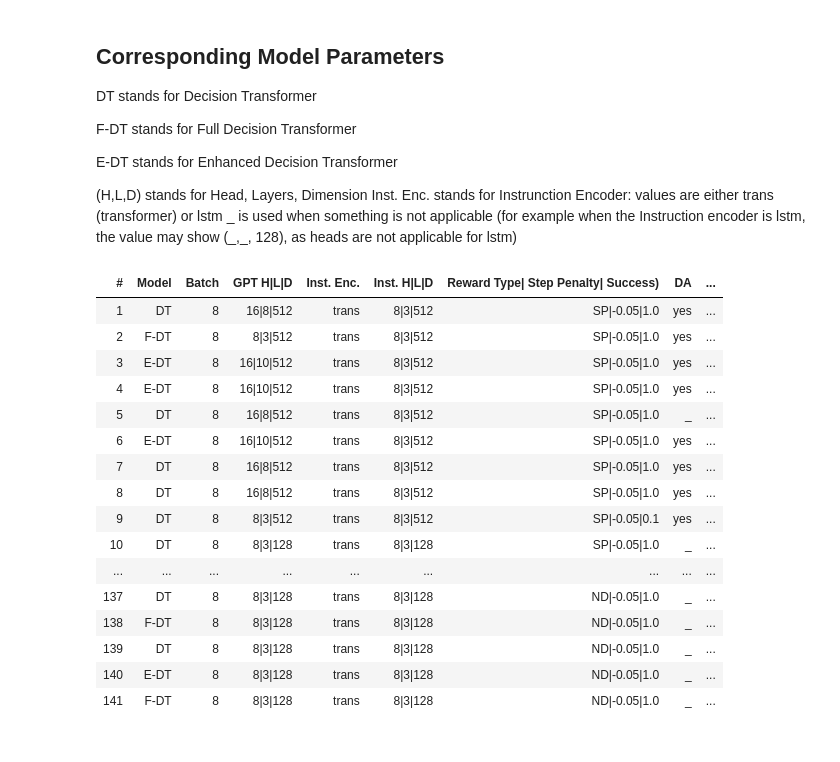
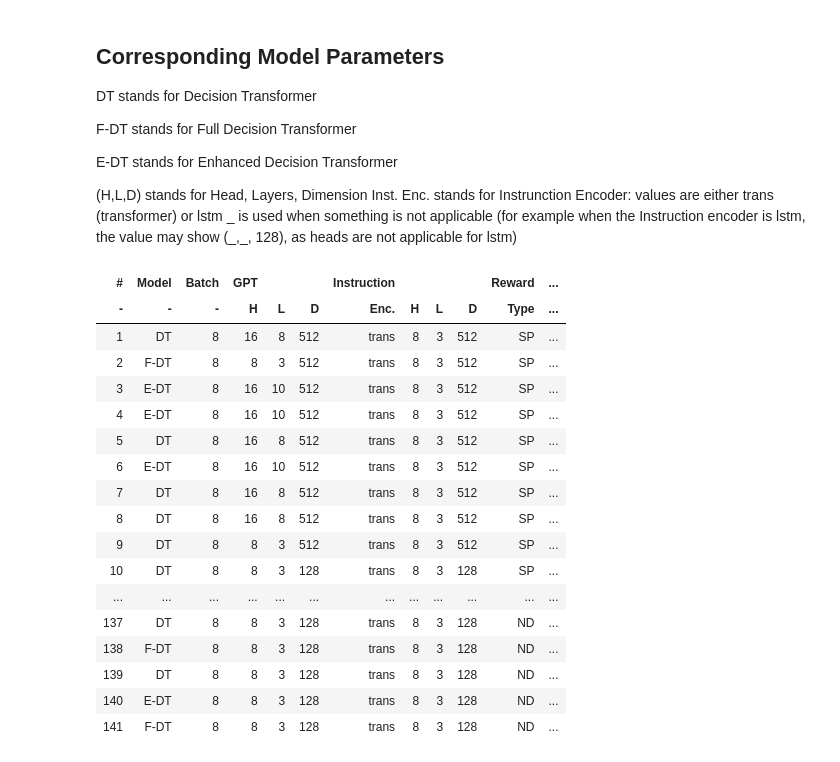
Before and after one commit to rafiberlin/VLN-CE, a Jupyter notebook: for_report_only.ipynb, the cells around one changed output. Saved outputs shown, nothing was run; the diff lists cells and outputs as text; code cells hidden in the pictures.

Commit message:
New conf

```diff
--- a/for_report_only.ipynb
+++ b/for_report_only.ipynb
@@ -296,0 +267,23 @@ Config not found: vlnce_baselines/config/r2r_baselines/decision_transformer/all/
+# %%
+# https://stackoverflow.com/questions/13148429/how-to-change-the-order-of-dataframe-columns
+# https://stackoverflow.com/questions/18528533/pretty-printing-a-pandas-dataframe
+from IPython.display import display, HTML
+
+transformer_type = ["normal", "enhanced",
+                    "full"]  # ["normal", "enhanced", "full"]
+split = "val_unseen"
+# main_folder = "checkpoints"
+main_folder = "decision_transformer"
+# result_dir = "../data/" + main_folder
+result_dir = "results/" + main_folder
+criteria = "spl"
+
+config_dir = "vlnce_baselines/config/r2r_baselines/decision_transformer/all/"
+# TL NE nDTW OS SR SP => "path_length", "distance_to_goal", "ndtw", "oracle_success", "success", "spl"
+# "distance_to_goal", " success", "spl",  "ndtw", "path_length" , "oracle_success", "steps_taken"
+#
+all_best_res = list_best_result_all(result_dir, split, criteria,
+                                    transformer_type)
+
+report_conf_list, report_result_list = get_config_and_results_for_print(
+    all_best_res)
@@ -338,23 +350,34 @@ E-DT stands for Enhanced Decision Transformer
 Inst. Enc. stands for Instrunction Encoder: values are either trans (transformer) or lstm
 \_ is used when something is not applicable (for example when the Instruction encoder is lstm, the value may show (\_,\_, 128), as heads are not applicable for lstm)
 # %%
-html_display(report_conf_list)
+
+d = report_conf_list.rename(columns = {'#':('#',"-")})
+
+d = d.iloc[0:, :]
+header, subcol = [list(a) for a in zip(*d.columns)]
+
+subcol = [ s if s is not '' else '-' for s in subcol ]
+
+d.columns= [header, subcol]
-# %% [output]
-| # | Model | Batch | GPT H|L|D | Inst. Enc. | Inst. H|L|D | Reward Type| Step Penalty| Success) | DA | ... |
-| 1 | DT | 8 | 16|8|512 | trans | 8|3|512 | SP|-0.05|1.0 | yes | ... |
-| 2 | F-DT | 8 | 8|3|512 | trans | 8|3|512 | SP|-0.05|1.0 | yes | ... |
-| 3 | E-DT | 8 | 16|10|512 | trans | 8|3|512 | SP|-0.05|1.0 | yes | ... |
-| 4 | E-DT | 8 | 16|10|512 | trans | 8|3|512 | SP|-0.05|1.0 | yes | ... |
-| 5 | DT | 8 | 16|8|512 | trans | 8|3|512 | SP|-0.05|1.0 | _ | ... |
-| 6 | E-DT | 8 | 16|10|512 | trans | 8|3|512 | SP|-0.05|1.0 | yes | ... |
-| 7 | DT | 8 | 16|8|512 | trans | 8|3|512 | SP|-0.05|1.0 | yes | ... |
-| 8 | DT | 8 | 16|8|512 | trans | 8|3|512 | SP|-0.05|1.0 | yes | ... |
-| 9 | DT | 8 | 8|3|512 | trans | 8|3|512 | SP|-0.05|0.1 | yes | ... |
-| 10 | DT | 8 | 8|3|128 | trans | 8|3|128 | SP|-0.05|1.0 | _ | ... |
-| ... | ... | ... | ... | ... | ... | ... | ... | ... |
-| 137 | DT | 8 | 8|3|128 | trans | 8|3|128 | ND|-0.05|1.0 | _ | ... |
-| 138 | F-DT | 8 | 8|3|128 | trans | 8|3|128 | ND|-0.05|1.0 | _ | ... |
-| 139 | DT | 8 | 8|3|128 | trans | 8|3|128 | ND|-0.05|1.0 | _ | ... |
-| 140 | E-DT | 8 | 8|3|128 | trans | 8|3|128 | ND|-0.05|1.0 | _ | ... |
-| 141 | F-DT | 8 | 8|3|128 | trans | 8|3|128 | ND|-0.05|1.0 | _ | ... |
+# %%
+html_display(d)
+# %% [output]
+| # | Model | Batch | GPT |  |  | Instruction |  |  |  | Reward | ... |
+| - | - | - | H | L | D | Enc. | H | L | D | Type | ... |
+| 1 | DT | 8 | 16 | 8 | 512 | trans | 8 | 3 | 512 | SP | ... |
+| 2 | F-DT | 8 | 8 | 3 | 512 | trans | 8 | 3 | 512 | SP | ... |
+| 3 | E-DT | 8 | 16 | 10 | 512 | trans | 8 | 3 | 512 | SP | ... |
+| 4 | E-DT | 8 | 16 | 10 | 512 | trans | 8 | 3 | 512 | SP | ... |
+| 5 | DT | 8 | 16 | 8 | 512 | trans | 8 | 3 | 512 | SP | ... |
+| 6 | E-DT | 8 | 16 | 10 | 512 | trans | 8 | 3 | 512 | SP | ... |
+| 7 | DT | 8 | 16 | 8 | 512 | trans | 8 | 3 | 512 | SP | ... |
+| 8 | DT | 8 | 16 | 8 | 512 | trans | 8 | 3 | 512 | SP | ... |
+| 9 | DT | 8 | 8 | 3 | 512 | trans | 8 | 3 | 512 | SP | ... |
+| 10 | DT | 8 | 8 | 3 | 128 | trans | 8 | 3 | 128 | SP | ... |
+| ... | ... | ... | ... | ... | ... | ... | ... | ... | ... | ... | ... |
+| 137 | DT | 8 | 8 | 3 | 128 | trans | 8 | 3 | 128 | ND | ... |
+| 138 | F-DT | 8 | 8 | 3 | 128 | trans | 8 | 3 | 128 | ND | ... |
+| 139 | DT | 8 | 8 | 3 | 128 | trans | 8 | 3 | 128 | ND | ... |
+| 140 | E-DT | 8 | 8 | 3 | 128 | trans | 8 | 3 | 128 | ND | ... |
+| 141 | F-DT | 8 | 8 | 3 | 128 | trans | 8 | 3 | 128 | ND | ... |
 # %%
```
Also changed, not shown: parts of 5 cells of this notebook.
